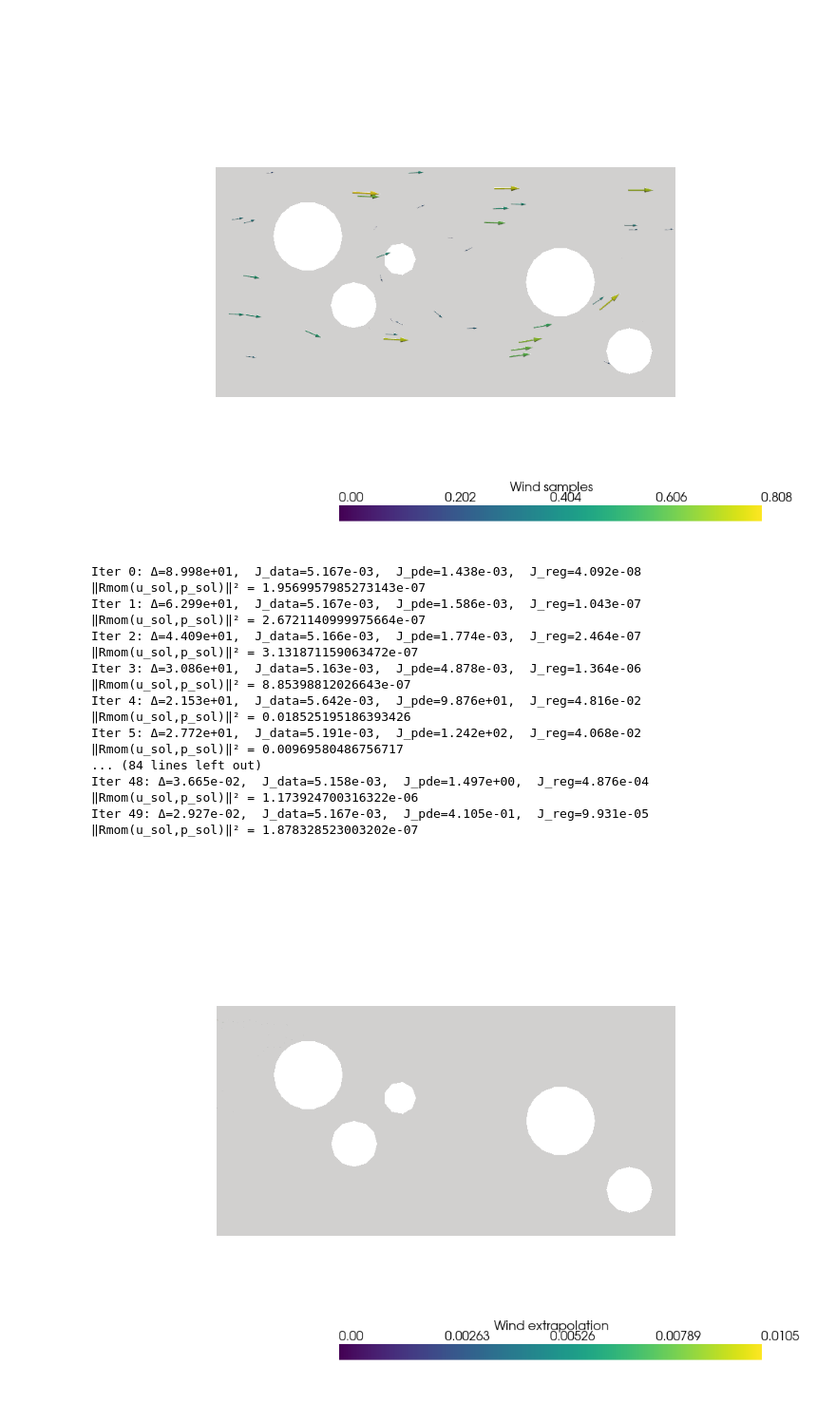
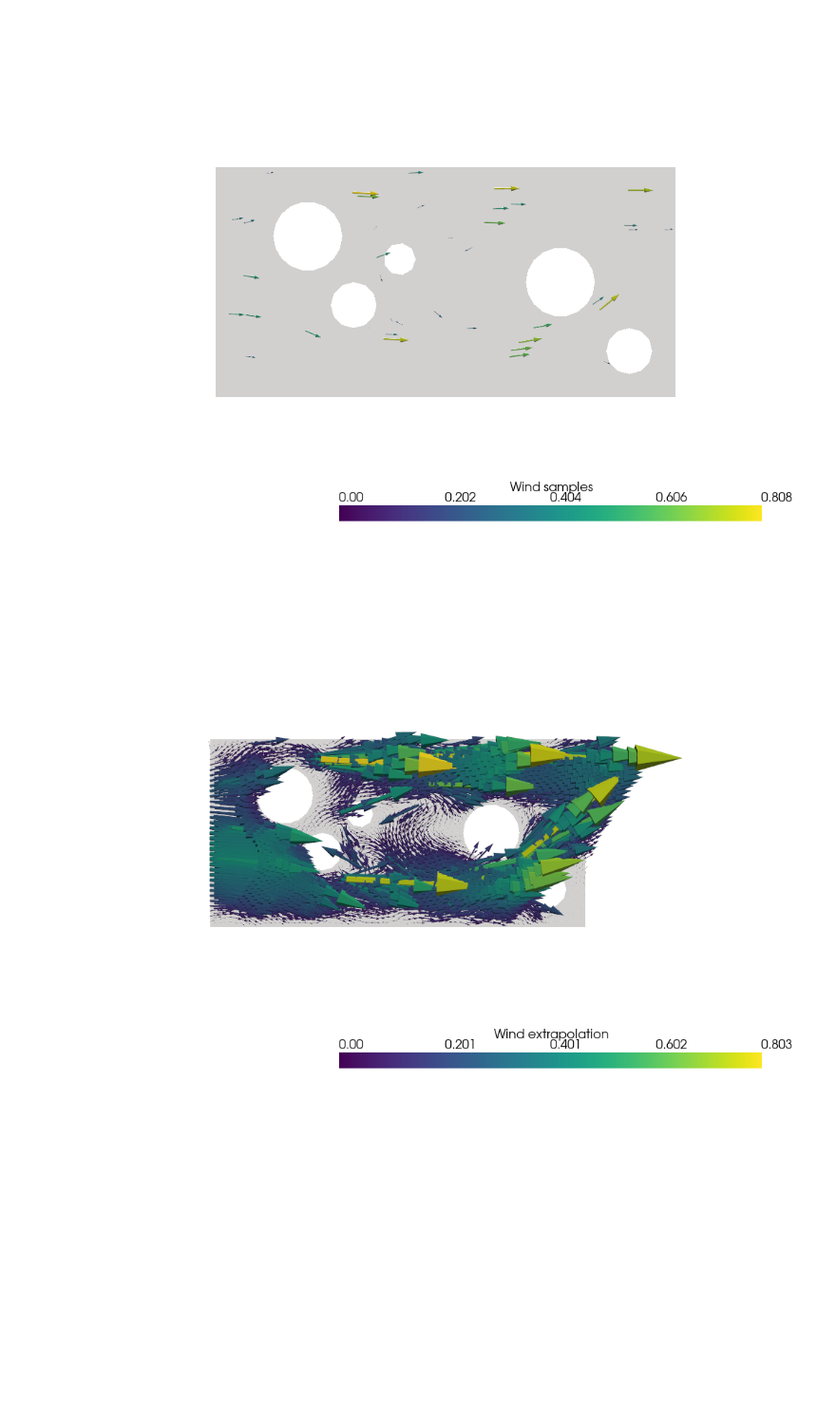
Before and after one commit to domaiii/dispersion_sim, a Jupyter notebook: airflow_estimation/FEM_least_squares.ipynb, the cells around one changed output. Shown at 95% size. Drawn from its saved outputs; the diff is of its cells as text; code cells hidden in the pictures; blank space fills up the shorter version.

```diff
--- a/airflow_estimation/FEM_least_squares.ipynb
+++ b/airflow_estimation/FEM_least_squares.ipynb
@@ -258,13 +239,13 @@ def forms_LS(W: fem.FunctionSpace,
 
     # Bilinear form: data + LS(PDE) + H1 reg
     a_ls = (
-        alpha * ufl.inner(mask_scalar * u, mask_scalar * v)
+        alpha * mask_scalar * ufl.inner(u, v)
         + beta * ( ufl.inner(Rmom_u, Rmom_v) + Rdiv_u*Rdiv_v )
         + gamma * ufl.inner(ufl.grad(u), ufl.grad(v))
     ) * ufl.dx
 
     # Linear form (from data term)
-    L_ls = ufl.inner(mask_scalar * u_meas, mask_scalar * v) * ufl.dx
+    L_ls = alpha * mask_scalar * ufl.inner(u_meas, v) * ufl.dx
 
     return a_ls, L_ls
 
@@ -342,65 +323,65 @@ wh_prev.x.array[:] = np.random.normal(0, 1, len(wh_prev.x.array))
 
 for k in range(maxit):
 
-    alpha = 1e2
+    alpha = 1e6
     beta  = 1e4
     gamma = 1e-1
     omega = 0.3
     a, L = forms_LS(W, wh_prev, w_measured, mask_fun,
                     alpha_val=alpha,
                     beta_val=beta,
                     gamma_val=gamma)
 
-    solver = LinearProblem(a, L, bcs=[bc_no_slip, bc_out])
-    wh_new = solver.solve()
 
-    diff = np.linalg.norm(wh_new.x.array - wh_prev.x.array)
+    # 2) Matrix/Vector aus den Forms assemblieren (ohne Datenterm)
+    A = fem.petsc.assemble_matrix(fem.form(a), bcs=[bc_no_slip])  # ggf. + bc_p_ref statt "Outflow", siehe weiter unten
+    A.assemble()
+    b = fem.petsc.assemble_vector(fem.form(L))
+    fem.apply_lifting(b, [fem.form(a)], bcs=[[bc_no_slip]])
+    b.ghostUpdate(addv=PETSc.InsertMode.ADD, mode=PETSc.ScatterMode.REVERSE)
+    fem.set_bc(b, [bc_no_slip])
 
-    Jd, Jp, Jr = evaluate_J_terms(W, wh_prev, wh_new, w_measured, mask_fun,
-                                  nu_value=1.5e-4, alpha_val=alpha, beta_val=beta, gamma_val=gamma)
+    # 3) DOF-Penalty-Matrix S (nur auf gemessenen Velocity-DOFs)
+    alpha_dof = 1e6  # bei Bedarf 1e7..1e9
+    S = PETSc.Mat().createAIJ([A.getSizes()[0], A.getSizes()[1]], nnz=1, comm=A.comm)
+    S.setUp()
+    for i in measurement_ids_W:      # ACHTUNG: nur Velocity-DOFs! (s.u.)
+        S.setValue(i, i, 1.0)
+    S.assemble()
 
-    print(f"Iter {k}: Δ={diff:.3e},  J_data={Jd:.3e},  J_pde={Jp:.3e},  J_reg={Jr:.3e}")
+    # 4) RHS-Zusatz: S * u_meas
+    u_meas_vec = w_measured.x.petsc_vec.copy()  # enthält nur auf measurement_ids_W die Messwerte
+    rhs_add = u_meas_vec.duplicate()
+    S.mult(u_meas_vec, rhs_add)
 
-    u_prev, _   = wh_prev.split()
-    u_sol, p_sol = wh_new.split()
+    # 5) Penalty addieren: A += alpha_dof*S, b += alpha_dof*rhs_add
+    A.axpy(alpha_dof, S, structure=PETSc.Mat.Structure.DIFFERENT_NONZERO_PATTERN)
+    b.axpy(alpha_dof, rhs_add)
 
-    Rmom_sol = -nu*ufl.div(ufl.grad(u_sol)) + ufl.dot(u_prev, ufl.grad(u_sol)) + ufl.grad(p_sol)
-    val = fem.assemble_scalar(fem.form(ufl.inner(Rmom_sol, Rmom_sol) * ufl.dx))
-    print("‖Rmom(u_sol,p_sol)‖² =", val)
+    # 6) Solve (einfacher KSP)
+    ksp = PETSc.KSP().create(A.comm)
+    ksp.setOperators(A)
+    ksp.setType("preonly"); ksp.getPC().setType("lu")  # oder ksp.setType("gmres"); pc ichol/ilu
+    ksp.setFromOptions()
 
-    wh_prev.x.array[:] = (1-omega)*wh_prev.x.array + omega*wh_new.x.array
+    wh_new = fem.Function(W)
+    ksp.solve(b, wh_new.x.petsc_vec)
+    wh_new.x.petsc_vec.assemblyBegin(); wh_new.x.petsc_vec.assemblyEnd()
 
 # Visualize result
 u_final = wh_new.sub(0).collapse()
 
 samples2d = u_final.x.array.reshape(-1, 2)
 samples3d = np.hstack((samples2d, np.zeros((samples2d.shape[0], 1))))
 grid.point_data["wind_extrapolation"] = samples3d
 
 subset = grid.extract_points(np.arange(grid.n_points))
 glyphs = subset.glyph(orient="wind_extrapolation", scale="wind_extrapolation", factor=1.0)
 
 pl = pv.Plotter()
 pl.add_mesh(grid, color="gray", opacity=0.3)
 pl.add_mesh(glyphs, scalar_bar_args={"title": "Wind extrapolation"})
 pl.view_xy()
 pl.show()
 # %% [output]
-Iter 0: Δ=8.998e+01,  J_data=5.167e-03,  J_pde=1.438e-03,  J_reg=4.092e-08
-‖Rmom(u_sol,p_sol)‖² = 1.9569957985273143e-07
-Iter 1: Δ=6.299e+01,  J_data=5.167e-03,  J_pde=1.586e-03,  J_reg=1.043e-07
-‖Rmom(u_sol,p_sol)‖² = 2.6721140999975664e-07
-Iter 2: Δ=4.409e+01,  J_data=5.166e-03,  J_pde=1.774e-03,  J_reg=2.464e-07
-‖Rmom(u_sol,p_sol)‖² = 3.131871159063472e-07
-Iter 3: Δ=3.086e+01,  J_data=5.163e-03,  J_pde=4.878e-03,  J_reg=1.364e-06
-‖Rmom(u_sol,p_sol)‖² = 8.85398812026643e-07
-Iter 4: Δ=2.153e+01,  J_data=5.642e-03,  J_pde=9.876e+01,  J_reg=4.816e-02
-‖Rmom(u_sol,p_sol)‖² = 0.018525195186393426
-Iter 5: Δ=2.772e+01,  J_data=5.191e-03,  J_pde=1.242e+02,  J_reg=4.068e-02
-‖Rmom(u_sol,p_sol)‖² = 0.00969580486756717
-... (84 lines left out)
-Iter 48: Δ=3.665e-02,  J_data=5.158e-03,  J_pde=1.497e+00,  J_reg=4.876e-04
-‖Rmom(u_sol,p_sol)‖² = 1.173924700316322e-06
-Iter 49: Δ=2.927e-02,  J_data=5.167e-03,  J_pde=4.105e-01,  J_reg=9.931e-05
-‖Rmom(u_sol,p_sol)‖² = 1.878328523003202e-07
-[figure, old version]
+[figure, new version]
```
Also changed, not shown: parts of 5 cells of this notebook.
